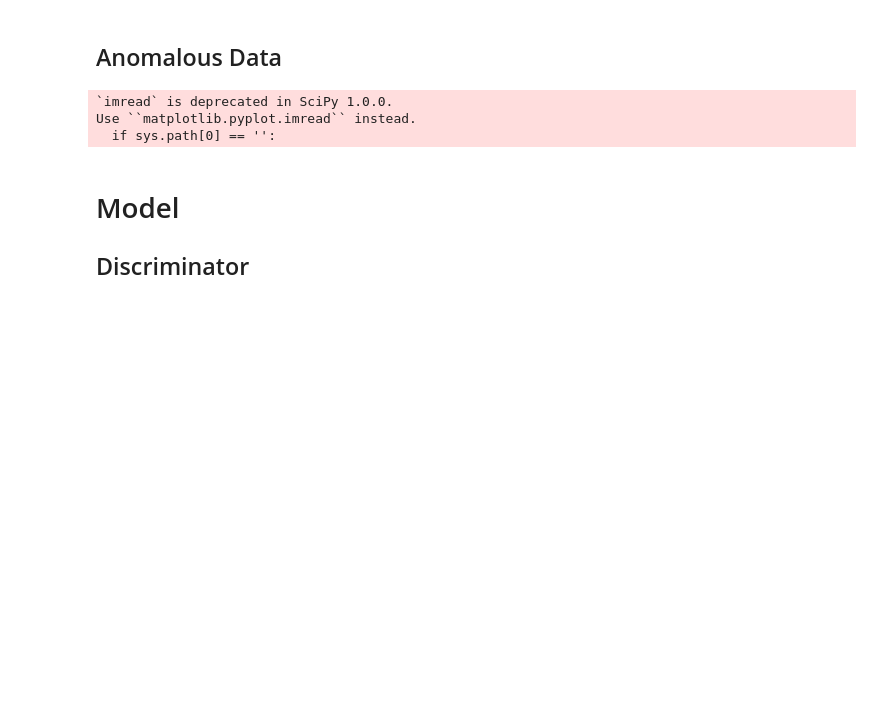
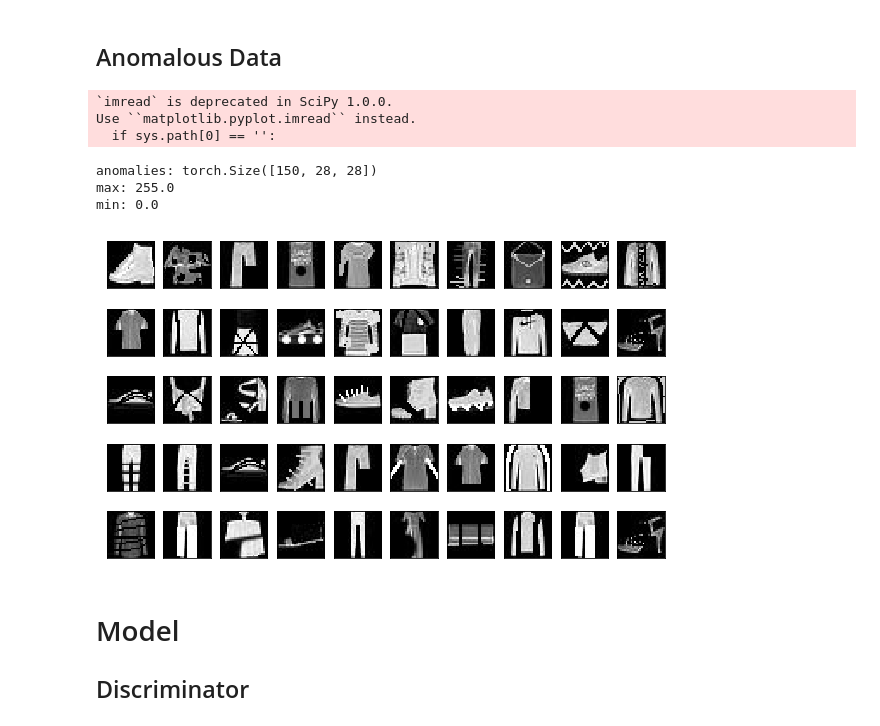
Before and after one commit to AndersonJo/gan-yhat, a Jupyter notebook: 08 anogan/anogan-pytorch.ipynb, the cells around one changed output. Saved outputs shown, nothing was run; the diff lists cells and outputs as text; code cells hidden in the pictures; blank space fills up the shorter version.

```diff
--- a/08 anogan/anogan-pytorch.ipynb
+++ b/08 anogan/anogan-pytorch.ipynb
@@ -65,26 +66,36 @@ visualize_data(train.train_data)
 # %%
 from scipy.ndimage import imread
 from glob import glob
 
 def load_image_data(dir_path):
     if not os.path.exists(dir_path):
         raise Exception('The anomalous data does not exists.'
                         'The data is owned by EXEM company.')
 
     _path = os.path.join(dir_path, '*.jpg')
     images = list()
     for img_path in glob(_path):
         img = imread(img_path, mode='L')
         images.append(img)
 
     images = np.array(images)
+    images = torch.FloatTensor(images)
     return images
 
 anomalies = load_image_data('./anomalous-fashion-mnist')
+
+print('anomalies:', anomalies.shape)
+print('max:', anomalies.max())
+print('min:', anomalies.min())
+visualize_data(anomalies)
 # %% [output]
 `imread` is deprecated in SciPy 1.0.0.
 Use ``matplotlib.pyplot.imread`` instead.
   if sys.path[0] == '':
+anomalies: torch.Size([150, 28, 28])
+max: 255.0
+min: 0.0
+[figure, added]
 # %% [markdown]
 # Model
 
```
Also changed, not shown: parts of 8 cells of this notebook, 29 other files.
